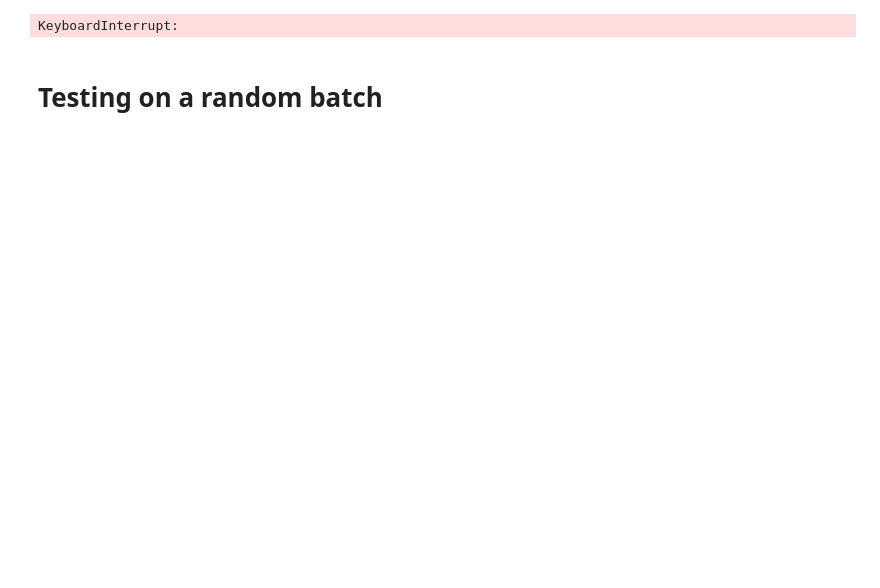
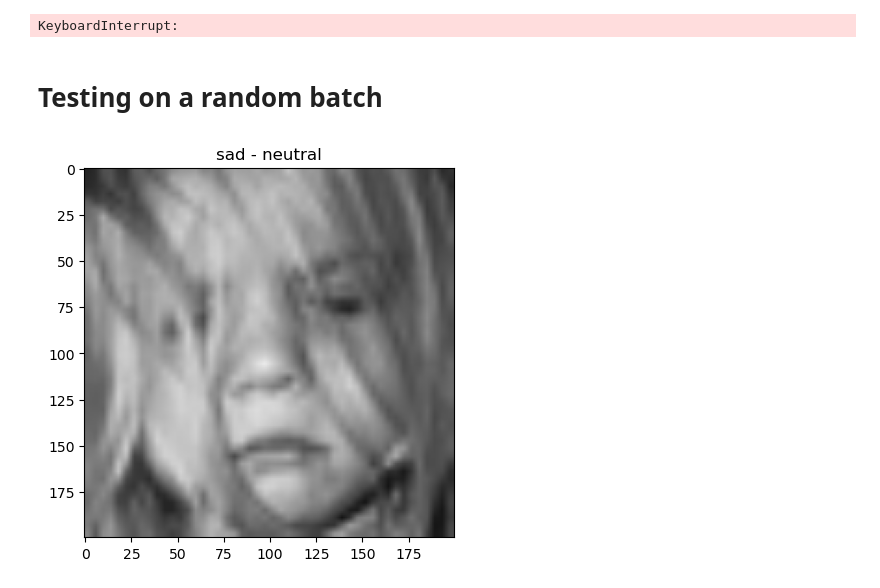
Before and after one commit to LucasCzerny/emotion-detection, a Jupyter notebook: model.ipynb, the cells around one changed output. Cells and saved outputs as stored; diff of their text form; code cells hidden in the pictures; blank space fills up the shorter version.

```diff
--- a/model.ipynb
+++ b/model.ipynb
@@ -110,7 +59,7 @@ model = EmotionDetectorModel()
 optimizer = optim.SGD(model.parameters(), lr=0.001, momentum=0.9)
 loss_function = torch.nn.CrossEntropyLoss()
 # %%
-best_test_loss = 10000.0
+best_test_loss = float('inf')
 
 for epoch in range(EPOCHS):
 	running_loss = 0.0
@@ -148,17 +97,21 @@ for epoch in range(EPOCHS):
 			running_test_loss += test_loss.item()
 
 		average_test_loss = running_test_loss * (index + 1)
-		print('\tAverage test loss: {test_average_loss}')
+		print(f'\tAverage test loss: {average_test_loss}')
 
-	if not SAVE_LAST_MODEL and average_test_loss < best_test_loss:
+	if not ONLY_SAVE_LAST_MODEL and average_test_loss < best_test_loss:
 		best_test_loss = average_test_loss
+
+		if not os.path.exists(MODEL_OUTPUT_PATH):
+			os.makedirs(MODEL_OUTPUT_PATH)
 
 		timestamp = datetime.now().strftime('%Y%m%d_%H%M%S')
 		model_path = f'{MODEL_OUTPUT_PATH}/model_{epoch}_{timestamp}'
 
-		torch.save(model.state.dict(), model_path)
+		torch.save(model.state_dict(), model_path)
+		print(f'Saved model to {model_path}')
 
-if SAVE_LAST_MODEL:
+if ONLY_SAVE_LAST_MODEL:
 	timestamp = datetime.now().strftime('%Y%m%d_%H%M%S')
 	model_path = f'{MODEL_OUTPUT_PATH}/model_{epoch}_{timestamp}'
 
@@ -171,16 +127,21 @@ KeyboardInterrupt:
 # %%
 example_images, example_labels = next(test_data_iter)
 
 for index in range(BATCH_SIZE):
-    img, label = example_images[random_index], example_labels[random_index]
+    image, label = example_images[random_index], example_labels[random_index]
 
     to_pil_image = transforms.Compose([
         transforms.ToPILImage()
     ])
 
-    pil_image = to_pil_image(img)
+    pil_image = to_pil_image(image)
+    transformed_image = image_transform(pil_image)
+
+    predicted = torch.argmax(model(transformed_image))
 
     plt.imshow(pil_image)
-    plt.title(LABELS[label])
+    plt.title(f'{LABELS[predicted]} - {LABELS[label]}')
 
 plt.show()
+# %% [output]
+[figure, added]
```
Also changed, not shown: parts of 6 cells of this notebook, 5 other files.
